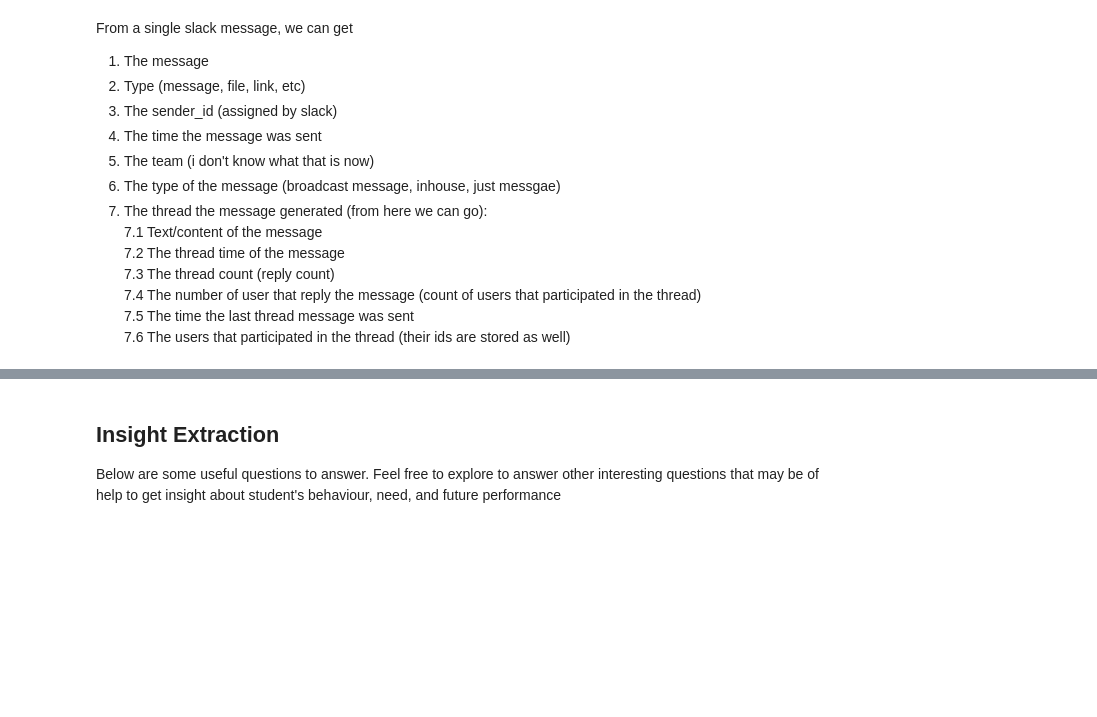
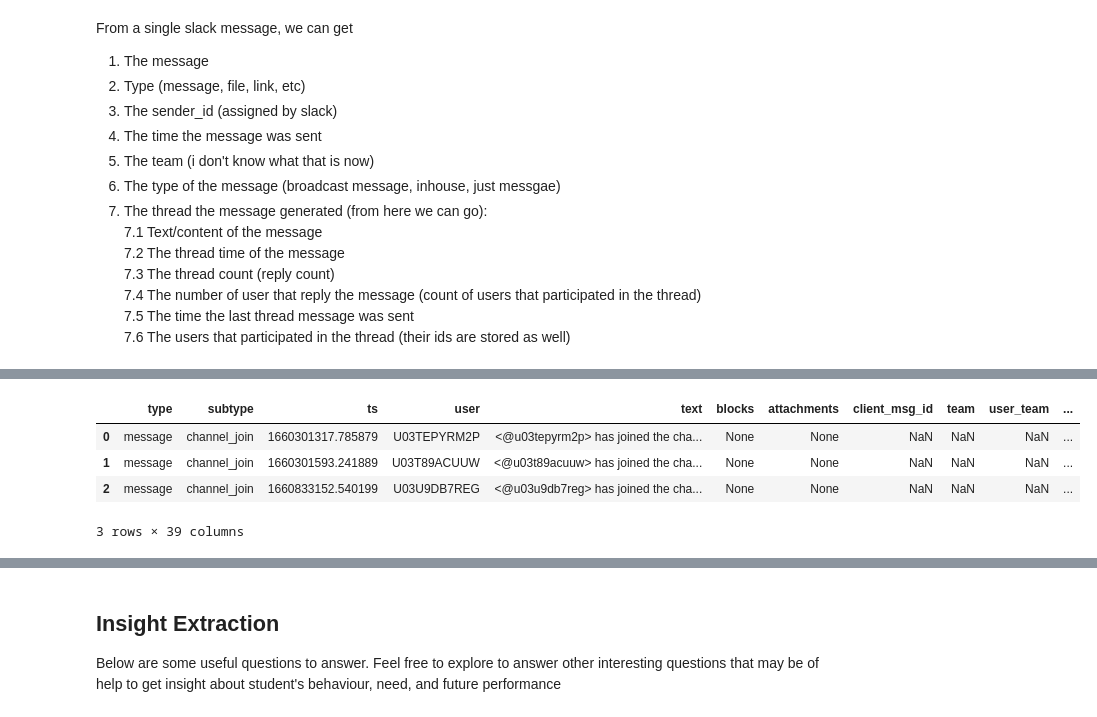
Before and after one commit to mussewold/week0_starter_network_analysis, a Jupyter notebook: notebooks/parse_slack_data.ipynb, the cells around one changed output, grey strips where cells are left out. Drawn from its saved outputs; the diff is of its cells as text; code cells hidden in the pictures; blank space fills up the shorter version.

```diff
--- a/notebooks/parse_slack_data.ipynb
+++ b/notebooks/parse_slack_data.ipynb
@@ -148,0 +217,8 @@ def draw_user_reaction(data, channel='General'):
+# %%
+msg_df.head(3)
+# %% [output]
+|  | type | subtype | ts | user | text | blocks | attachments | client_msg_id | team | user_team | ... |
+| 0 | message | channel_join | 1660301317.785879 | U03TEPYRM2P | <@u03tepyrm2p> has joined the cha... | None | None | NaN | NaN | NaN | ... |
+| 1 | message | channel_join | 1660301593.241889 | U03T89ACUUW | <@u03t89acuuw> has joined the cha... | None | None | NaN | NaN | NaN | ... |
+| 2 | message | channel_join | 1660833152.540199 | U03U9DB7REG | <@u03u9db7reg> has joined the cha... | None | None | NaN | NaN | NaN | ... |
+3 rows × 39 columns
```
Also changed, not shown: parts of 18 cells of this notebook.
